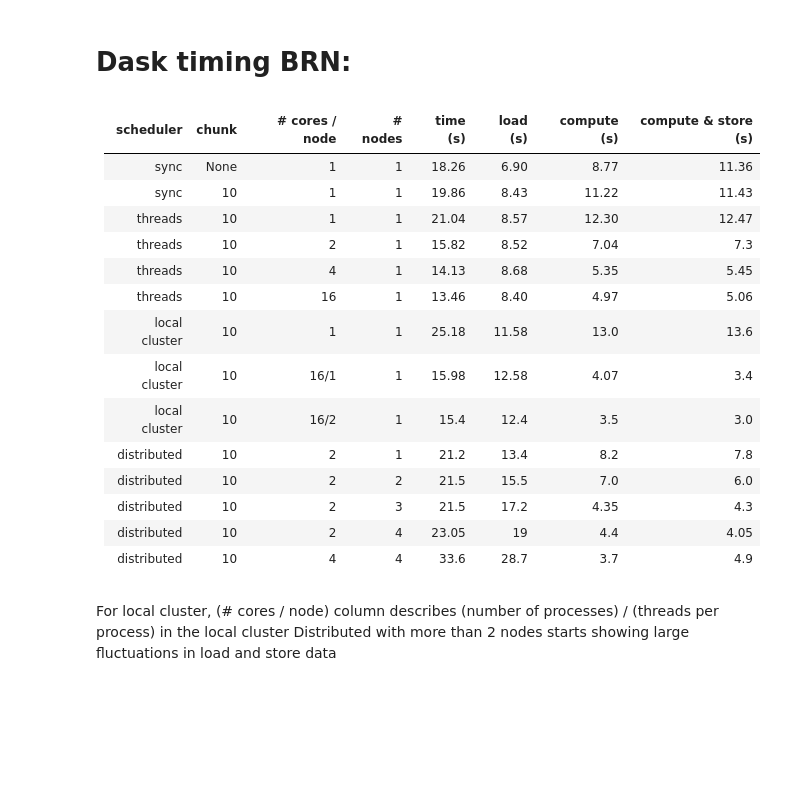
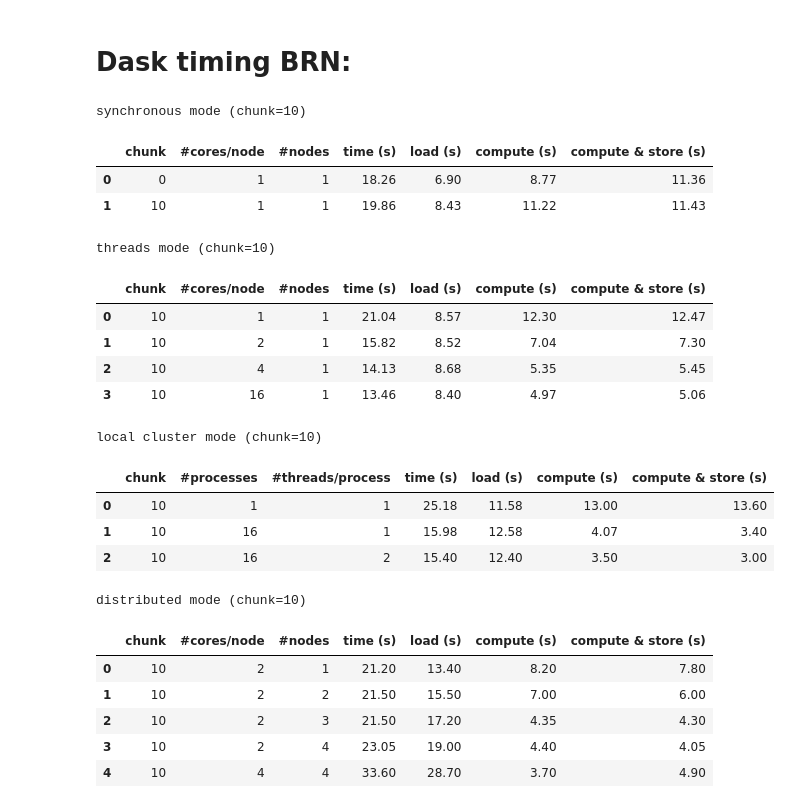
Before and after one commit to cosunae/postproc_np_products, a Jupyter notebook: notebook/brn_simple.ipynb, the cells around one changed output. Cells and saved outputs as stored; diff of their text form; code cells hidden in the pictures; blank space fills up the shorter version.

```diff
--- a/notebook/brn_simple.ipynb
+++ b/notebook/brn_simple.ipynb
@@ -234,24 +234,34 @@ table {float:left}
 | generate output | 22.292 |
 # %% [markdown]
 # Dask timing BRN:
-# %% [markdown]
-| scheduler | chunk | # cores / node | # nodes | time (s) | load (s) | compute (s) | compute & store (s) |
-| --- | --- | --- | --- | --- | --- | --- | --- |
-| sync | None | 1 | 1 | 18.26 | 6.90 | 8.77 |  11.36 |
-| sync | 10 | 1 | 1 | 19.86 | 8.43 | 11.22 |  11.43 |
-| threads | 10 | 1 | 1 | 21.04 | 8.57 | 12.30 | 12.47 |
-| threads | 10 | 2 | 1 | 15.82 | 8.52 | 7.04 |  7.3 |
-| threads | 10 | 4 | 1 | 14.13 | 8.68 | 5.35 | 5.45 |
-| threads | 10 | 16 | 1 | 13.46 | 8.40 | 4.97 |  5.06 |
-| local cluster | 10 | 1 | 1 | 25.18 | 11.58 | 13.0 | 13.6 |
-| local cluster | 10 | 16/1 | 1 | 15.98 | 12.58 | 4.07| 3.4 |
-| local cluster | 10 | 16/2 | 1 | 15.4 | 12.4 | 3.5 | 3.0 |
-| distributed | 10 | 2 | 1 | 21.2 | 13.4 | 8.2 |  7.8 |
-| distributed | 10 | 2 | 2 | 21.5 | 15.5 | 7.0 |  6.0 |
-| distributed | 10 | 2 | 3 | 21.5 | 17.2 | 4.35 |  4.3 |
-| distributed | 10 | 2 | 4 | 23.05 | 19 | 4.4 |  4.05 |
-| distributed | 10 | 4 | 4 | 33.6 | 28.7 | 3.7 | 4.9 |
-
-<br>
-For local cluster, (# cores / node) column describes (number of processes) / (threads per process) in the local cluster
-Distributed with more than 2 nodes starts showing large fluctuations in load and store data
+# %%
+import importlib
+import perfdata_brn
+importlib.reload(perfdata_brn)
+display(perfdata_brn.ssync)
+display(perfdata_brn.sthreads)
+display(perfdata_brn.slocalc)
+display(perfdata_brn.sdist)
+# %% [output]
+synchronous mode (chunk=10)
+|  | chunk | #cores/node | #nodes | time (s) | load (s) | compute (s) | compute & store (s) |
+| 0 | 0 | 1 | 1 | 18.26 | 6.90 | 8.77 | 11.36 |
+| 1 | 10 | 1 | 1 | 19.86 | 8.43 | 11.22 | 11.43 |
+threads mode (chunk=10)
+|  | chunk | #cores/node | #nodes | time (s) | load (s) | compute (s) | compute & store (s) |
+| 0 | 10 | 1 | 1 | 21.04 | 8.57 | 12.30 | 12.47 |
+| 1 | 10 | 2 | 1 | 15.82 | 8.52 | 7.04 | 7.30 |
+| 2 | 10 | 4 | 1 | 14.13 | 8.68 | 5.35 | 5.45 |
+| 3 | 10 | 16 | 1 | 13.46 | 8.40 | 4.97 | 5.06 |
+local cluster mode (chunk=10)
+|  | chunk | #processes | #threads/process | time (s) | load (s) | compute (s) | compute & store (s) |
+| 0 | 10 | 1 | 1 | 25.18 | 11.58 | 13.00 | 13.60 |
+| 1 | 10 | 16 | 1 | 15.98 | 12.58 | 4.07 | 3.40 |
+| 2 | 10 | 16 | 2 | 15.40 | 12.40 | 3.50 | 3.00 |
+distributed mode (chunk=10)
+|  | chunk | #cores/node | #nodes | time (s) | load (s) | compute (s) | compute & store (s) |
+| 0 | 10 | 2 | 1 | 21.20 | 13.40 | 8.20 | 7.80 |
+| 1 | 10 | 2 | 2 | 21.50 | 15.50 | 7.00 | 6.00 |
+| 2 | 10 | 2 | 3 | 21.50 | 17.20 | 4.35 | 4.30 |
+| 3 | 10 | 2 | 4 | 23.05 | 19.00 | 4.40 | 4.05 |
+| 4 | 10 | 4 | 4 | 33.60 | 28.70 | 3.70 | 4.90 |
```
Also changed, not shown: parts of 12 cells of this notebook, 1 other file.
